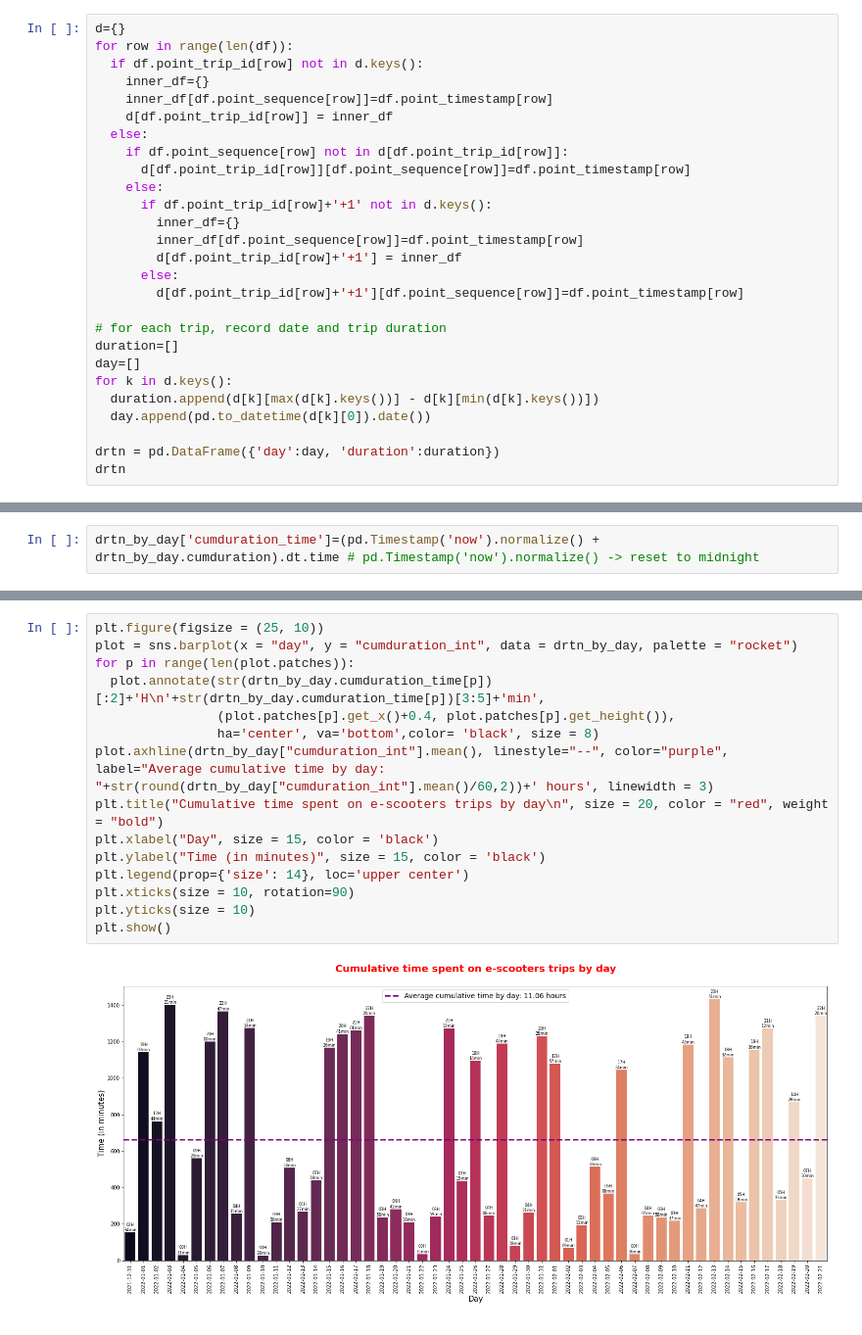
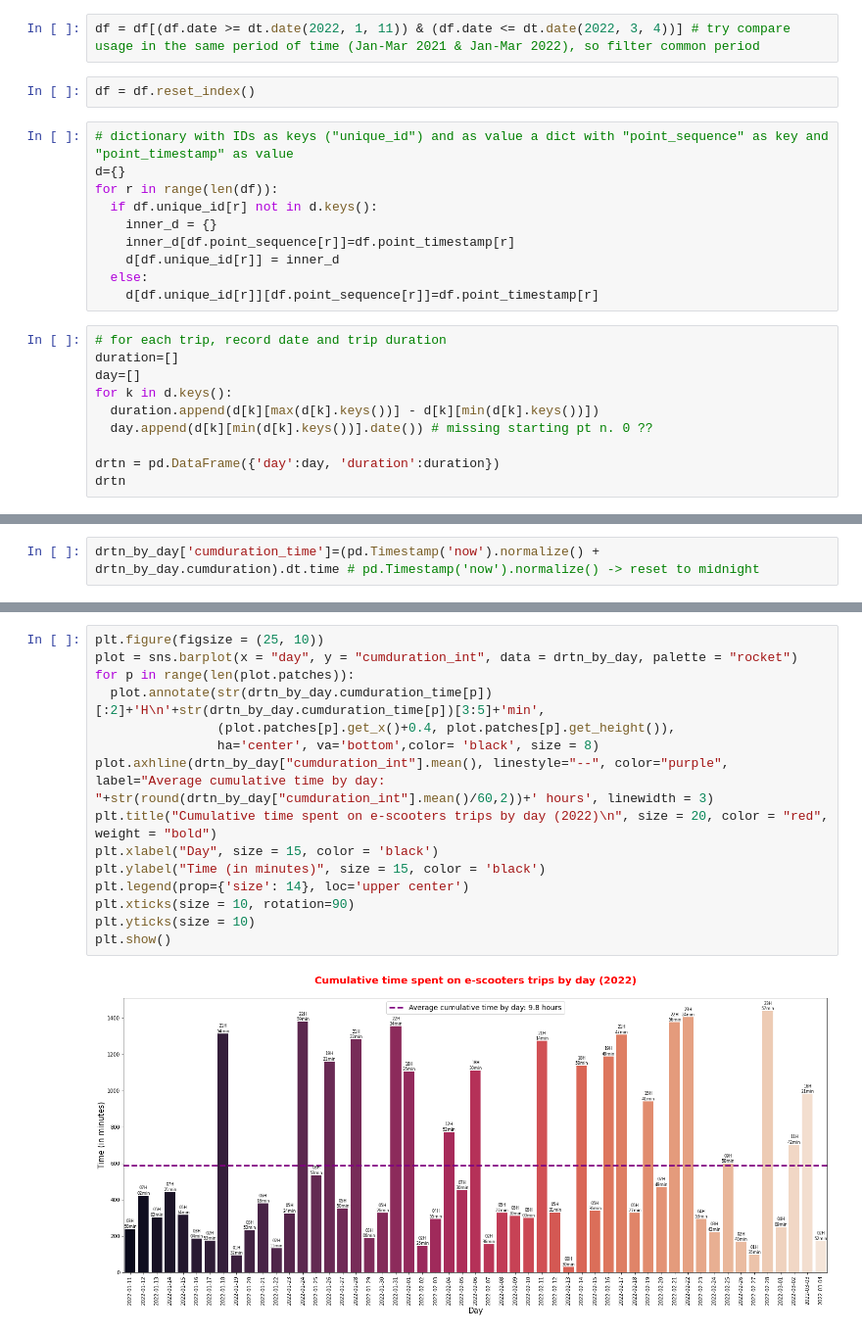
Before and after one commit to dclfbk/escooter_trento, a Jupyter notebook: code/ExploreTrips.ipynb, the cells around one changed output, grey strips where cells are left out. Shown at 98% size. Saved outputs shown, nothing was run; the diff lists cells and outputs as text.

```diff
--- a/code/ExploreTrips.ipynb
+++ b/code/ExploreTrips.ipynb
@@ -431,27 +436,24 @@ df.head()
+# %%
+df = df[(df.date >= dt.date(2022, 1, 11)) & (df.date <= dt.date(2022, 3, 4))] # try compare usage in the same period of time (Jan-Mar 2021 & Jan-Mar 2022), so filter common period
+# %%
+df = df.reset_index()
+# %%
+# dictionary with IDs as keys ("unique_id") and as value a dict with "point_sequence" as key and "point_timestamp" as value
+d={}
+for r in range(len(df)):
+  if df.unique_id[r] not in d.keys():
+    inner_d = {}
+    inner_d[df.point_sequence[r]]=df.point_timestamp[r]
+    d[df.unique_id[r]] = inner_d
+  else:
+    d[df.unique_id[r]][df.point_sequence[r]]=df.point_timestamp[r]
 # %%
-d={}
-for row in range(len(df)):
-  if df.point_trip_id[row] not in d.keys():
-    inner_df={}
-    inner_df[df.point_sequence[row]]=df.point_timestamp[row]
-    d[df.point_trip_id[row]] = inner_df
-  else:
-    if df.point_sequence[row] not in d[df.point_trip_id[row]]:
-      d[df.point_trip_id[row]][df.point_sequence[row]]=df.point_timestamp[row]
-    else:
-      if df.point_trip_id[row]+'+1' not in d.keys():
-        inner_df={}
-        inner_df[df.point_sequence[row]]=df.point_timestamp[row]
-        d[df.point_trip_id[row]+'+1'] = inner_df
-      else:
-        d[df.point_trip_id[row]+'+1'][df.point_sequence[row]]=df.point_timestamp[row]
-
 # for each trip, record date and trip duration
 duration=[]
 day=[]
 for k in d.keys():
   duration.append(d[k][max(d[k].keys())] - d[k][min(d[k].keys())])
-  day.append(pd.to_datetime(d[k][0]).date())
+  day.append(d[k][min(d[k].keys())].date()) # missing starting pt n. 0 ??
 
 drtn = pd.DataFrame({'day':day, 'duration':duration})
 drtn
@@ -485,17 +499,17 @@ drtn_by_day.head()
 # %%
 plt.figure(figsize = (25, 10))
 plot = sns.barplot(x = "day", y = "cumduration_int", data = drtn_by_day, palette = "rocket")
 for p in range(len(plot.patches)):
   plot.annotate(str(drtn_by_day.cumduration_time[p])[:2]+'H\n'+str(drtn_by_day.cumduration_time[p])[3:5]+'min',
                 (plot.patches[p].get_x()+0.4, plot.patches[p].get_height()),
                 ha='center', va='bottom',color= 'black', size = 8)
 plot.axhline(drtn_by_day["cumduration_int"].mean(), linestyle="--", color="purple", label="Average cumulative time by day: "+str(round(drtn_by_day["cumduration_int"].mean()/60,2))+' hours', linewidth = 3)
-plt.title("Cumulative time spent on e-scooters trips by day\n", size = 20, color = "red", weight = "bold")
+plt.title("Cumulative time spent on e-scooters trips by day (2022)\n", size = 20, color = "red", weight = "bold")
 plt.xlabel("Day", size = 15, color = 'black')
 plt.ylabel("Time (in minutes)", size = 15, color = 'black')
 plt.legend(prop={'size': 14}, loc='upper center')
 plt.xticks(size = 10, rotation=90)
 plt.yticks(size = 10)
 plt.show()
 # %% [output]
-[figure, old version]
+[figure, new version]
```
Also changed, not shown: parts of 51 cells of this notebook.
